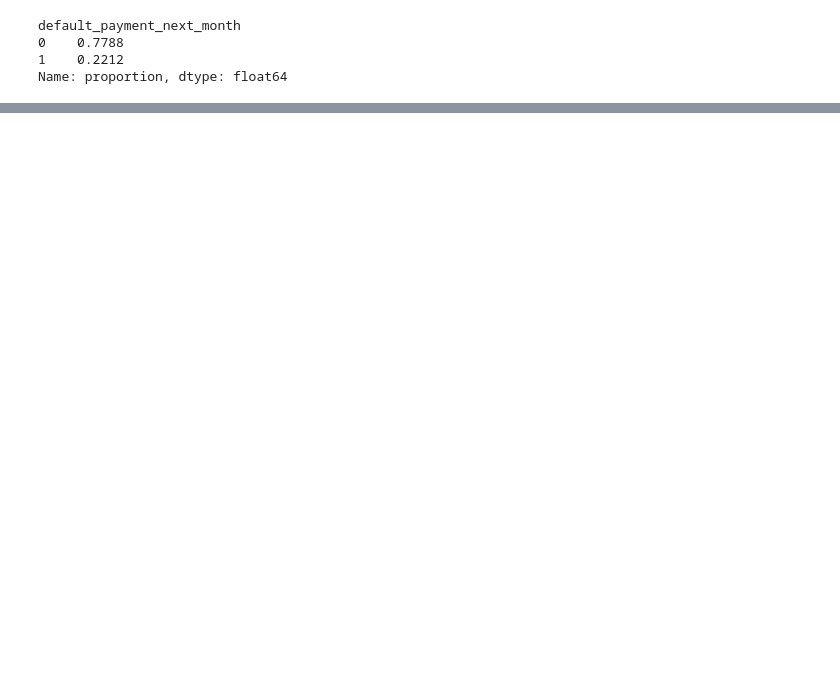
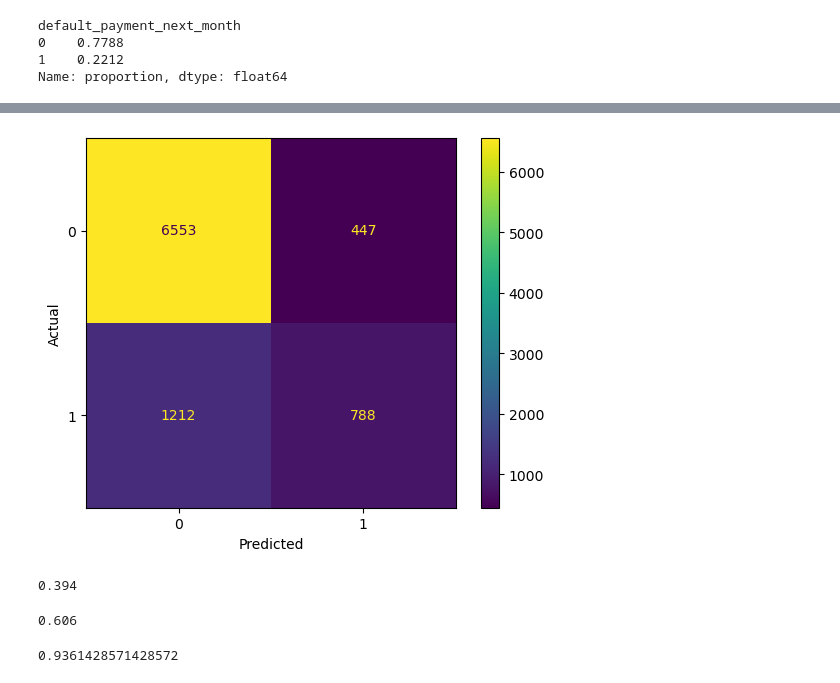
Before and after one commit to maptv/IntrotoNeural_Networks, a Jupyter notebook: IntroToNeuralNetworks/2-BuildingNeuralNetworks/2-BuildingNeuralNetworks-code.ipynb, the cells around one changed output, grey strips where cells are left out. Saved outputs shown, nothing was run; the diff lists cells and outputs as text; code cells hidden in the pictures; blank space fills up the shorter version.

```diff
--- a/IntroToNeuralNetworks/2-BuildingNeuralNetworks/2-BuildingNeuralNetworks-code.ipynb
+++ b/IntroToNeuralNetworks/2-BuildingNeuralNetworks/2-BuildingNeuralNetworks-code.ipynb
@@ -258,7 +258,7 @@ X_test_scaled = min_max_scaler.transform(X_test)
 
 # Build neural network model
 nn = MLPClassifier(
-    hidden_layer_sizes=(64), random_state=1, solver="lbfgs", max_iter=20000,
+    hidden_layer_sizes=(64), random_state=1, max_iter=2000,
 )
 # %%
 # =================================================-
@@ -302,0 +320,7 @@ print(conf_matrix_test)
+# %%
+from sklearn import metrics
+cmd = metrics.ConfusionMatrixDisplay.from_estimator(nn, X_test_scaled, y_test)
+plt.xlabel("Predicted");
+plt.ylabel("Actual");
+# %% [output]
+[figure, added]
@@ -302,0 +329,6 @@ print(conf_matrix_test)
+# %%
+recall = tp / cmd.confusion_matrix.sum(axis=1)[1]
+recall = tp / (tp + fn)
+recall
+# %% [output]
+0.394
@@ -302,0 +337,11 @@ print(conf_matrix_test)
+# %%
+fnr = 1 - recall
+fnr
+# %% [output]
+0.606
+# %%
+tnr = tn / cmd.confusion_matrix.sum(axis=1)[0]
+tnr = tn / (tn + fp)
+tnr
+# %% [output]
+0.9361428571428572
```
Also changed, not shown: parts of 23 cells of this notebook.
